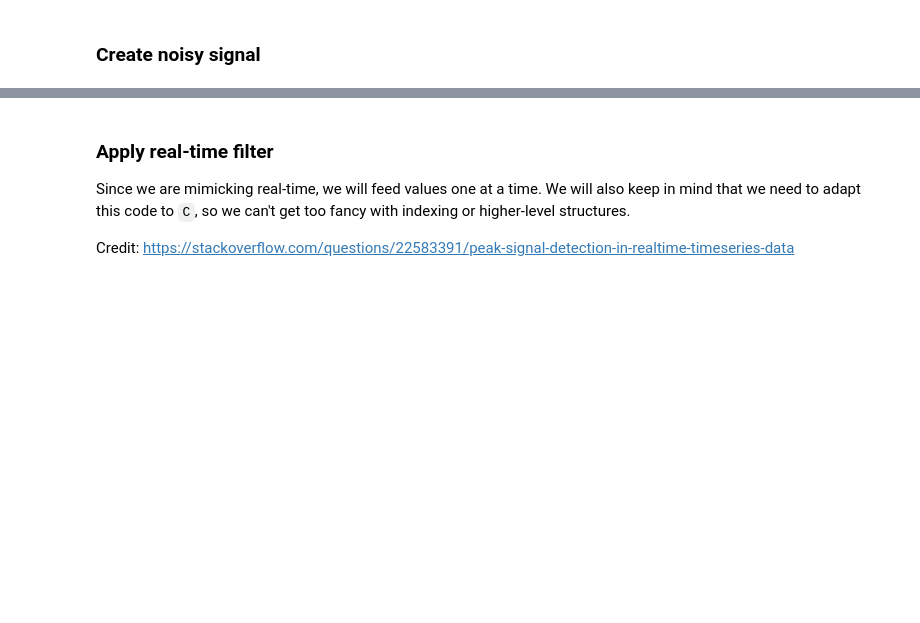
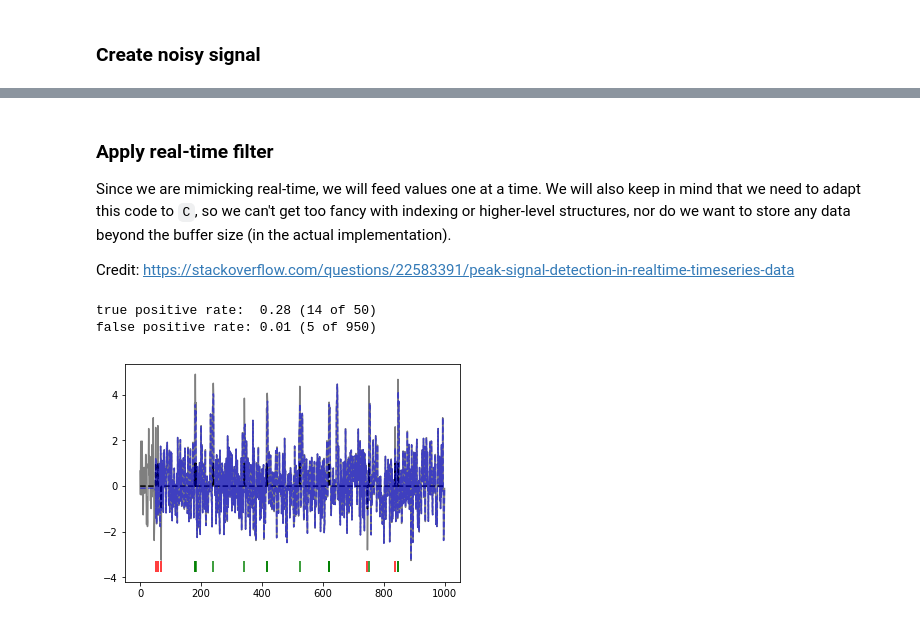
Before and after one commit to jbwebb8/lick-sensor, a Jupyter notebook: capacitiveSensor/python/filters.ipynb, the cells around one changed output, grey strips where cells are left out. Drawn from its saved outputs; the diff is of its cells as text; code cells hidden in the pictures; blank space fills up the shorter version.

```diff
--- a/capacitiveSensor/python/filters.ipynb
+++ b/capacitiveSensor/python/filters.ipynb
@@ -35,14 +35,5 @@ plt.vlines(t_signal[::dt_signal], ymin=np.min(y)-0.5, ymax=np.min(y))
 # %% [markdown]
 ### Apply real-time filter
-Since we are mimicking real-time, we will feed values one at a time. We will also keep in mind that we need to adapt this code to `C`, so we can't get too fancy with indexing or higher-level structures.
+Since we are mimicking real-time, we will feed values one at a time. We will also keep in mind that we need to adapt this code to `C`, so we can't get too fancy with indexing or higher-level structures, nor do we want to store any data beyond the buffer size (in the actual implementation).
 
 Credit: https://stackoverflow.com/questions/22583391/peak-signal-detection-in-realtime-timeseries-data
-# %%
-# Filter settings
-n_filt = 10 # length of filter
-
-# Initialize buffers
-y_filt =
-
-for t in range(T):
-    if t
@@ -48,0 +80,21 @@ for t in range(T):
+# %%
+# Plot results
+plt.plot(y, color='black', alpha=0.5, linestyle='-')
+plt.plot(x, color='black', alpha=1.0, linestyle='--')
+plt.plot(y_filt, color='blue', alpha=0.5, linestyle='--')
+
+# Plot ground truth
+idx_gt = np.zeros(T, dtype=np.bool)
+idx_gt[t_signal] = True
+idx_tp = np.logical_and(x == 1.0, idx_gt)
+idx_fp = np.logical_and(np.abs(x) == 1.0, ~idx_gt)
+plt.vlines(np.argwhere(idx_tp).flatten(), ymin=np.min(y)-0.5, ymax=np.min(y), color='green')
+plt.vlines(np.argwhere(idx_fp).flatten(), ymin=np.min(y)-0.5, ymax=np.min(y), color='red')
+
+# Print results
+print('true positive rate:  %.2f (%d of %d)' % (np.sum(idx_tp)/(n_signal*dt_signal), np.sum(idx_tp), n_signal*dt_signal))
+print('false positive rate: %.2f (%d of %d)' % (np.sum(idx_fp)/(T - n_signal*dt_signal), np.sum(idx_fp), T - n_signal*dt_signal))
+# %% [output]
+true positive rate:  0.28 (14 of 50)
+false positive rate: 0.01 (5 of 950)
+[figure, added]
```
Also changed, not shown: parts of 2 cells of this notebook.
